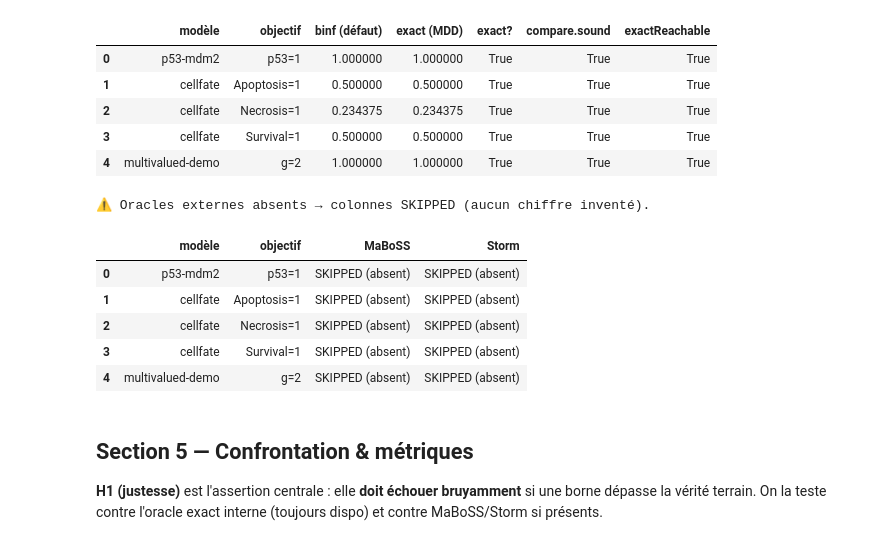
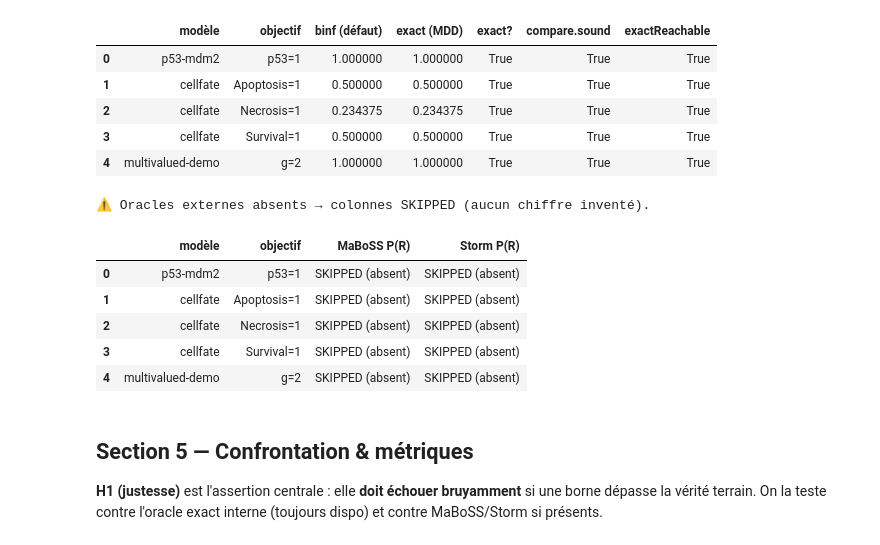
Before and after one commit to Louis-Fippo/quasar, a Jupyter notebook: experiments/validation_chap4.ipynb, the cells around one changed output. Saved outputs shown, nothing was run; the diff lists cells and outputs as text; code cells hidden in the pictures.

```diff
--- a/experiments/validation_chap4.ipynb
+++ b/experiments/validation_chap4.ipynb
@@ -430,36 +432,52 @@ ORACLE_INTERNAL
 | 3 | cellfate | Survival=1 | 0.500000 | 0.500000 | True | True | True |
 | 4 | multivalued-demo | g=2 | 1.000000 | 1.000000 | True | True | True |
 # %%
-# Oracles externes MaBoSS / Storm — exécutés seulement si présents.
+# Oracles externes — MaBoSS (temps d'atteinte, V1) et Storm. Exécutés si présents.
 def _parse_prob(text):
     # extraction tolérante d'une probabilité dans [0,1] depuis une sortie texte
     cands = [float(x) for x in re.findall(r"[-+]?\d*\.\d+|\d+", text)]
     cands = [c for c in cands if 0.0 <= c <= 1.0]
     return cands[-1] if cands else None
 
+def bnd_of(name):
+    # MaBoSS exige le .bnd ; on le cherche dans bench/models
+    p = MODELS_DIR / f"{name}.bnd"
+    return p if p.is_file() else None
+
+# Capture des temps d'atteinte MaBoSS (fiche V1) -> dict {(name,goal): data JSON}
+MABOSS_HITTING = {}
+def maboss_hitting(name, goal):
+    bnd = bnd_of(name)
+    if not ORACLES["maboss"] or bnd is None:
+        return None
+    r = run_quasar(["verify", "maboss", str(bnd), "--goal", goal,
+                    "--samples", str(N_SAMPLES), "--max-time", str(MAX_TIME)], use_cache=False)
+    return None if (r["_unavailable"] or not r["_ok"]) else r.get("data")
+
 ext_oracle = []
 for name, goal, frm in GOALS:
-    anx = MODELS[name]["anx"]
-    row = {"modèle": name, "objectif": goal, "MaBoSS": None, "Storm": None}
-    if ORACLES["maboss"]:
-        r = run_quasar(["verify", "maboss", str(anx), "--goal", goal], want_json=False)
-        row["MaBoSS"] = "SKIPPED (absent)" if r["_unavailable"] else (_parse_prob(r["_raw"]))
+    row = {"modèle": name, "objectif": goal, "MaBoSS P(R)": None, "Storm P(R)": None}
+    h = maboss_hitting(name, goal)
+    if h is not None:
+        MABOSS_HITTING[(name, goal)] = h
+        row["MaBoSS P(R)"] = h.get("prob")
     else:
-        row["MaBoSS"] = "SKIPPED (absent)"
+        row["MaBoSS P(R)"] = "SKIPPED (absent)" if not ORACLES["maboss"] else "n/a (.bnd absent)"
     if ORACLES["storm"]:
+        anx = MODELS[name]["anx"]
         r = run_quasar(["verify", "storm", str(anx), "--goal", goal], want_json=False)
-        row["Storm"] = "SKIPPED (absent)" if r["_unavailable"] else (_parse_prob(r["_raw"]))
+        row["Storm P(R)"] = "SKIPPED" if r["_unavailable"] else _parse_prob(r["_raw"])
     else:
-        row["Storm"] = "SKIPPED (absent)"
+        row["Storm P(R)"] = "SKIPPED (absent)"
     ext_oracle.append(row)
 
 EXT_ORACLE = pd.DataFrame(ext_oracle)
 if not (ORACLES["maboss"] or ORACLES["storm"]):
     print("⚠️ Oracles externes absents → colonnes SKIPPED (aucun chiffre inventé).")
 EXT_ORACLE
 # %% [output]
 ⚠️ Oracles externes absents → colonnes SKIPPED (aucun chiffre inventé).
-|  | modèle | objectif | MaBoSS | Storm |
+|  | modèle | objectif | MaBoSS P(R) | Storm P(R) |
 | 0 | p53-mdm2 | p53=1 | SKIPPED (absent) | SKIPPED (absent) |
 | 1 | cellfate | Apoptosis=1 | SKIPPED (absent) | SKIPPED (absent) |
 | 2 | cellfate | Necrosis=1 | SKIPPED (absent) | SKIPPED (absent) |
```
Also changed, not shown: parts of 10 cells of this notebook, 4 other files.
